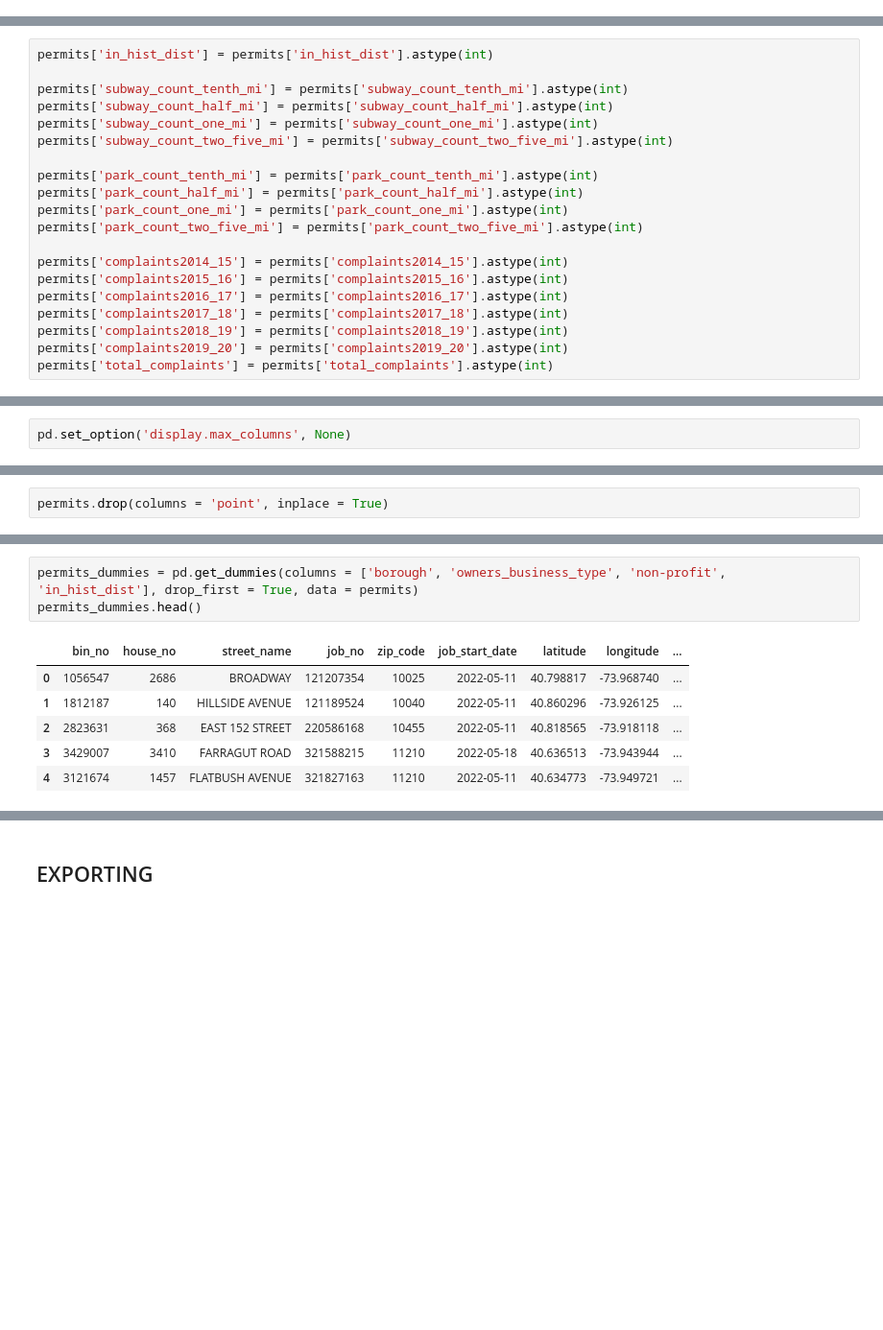
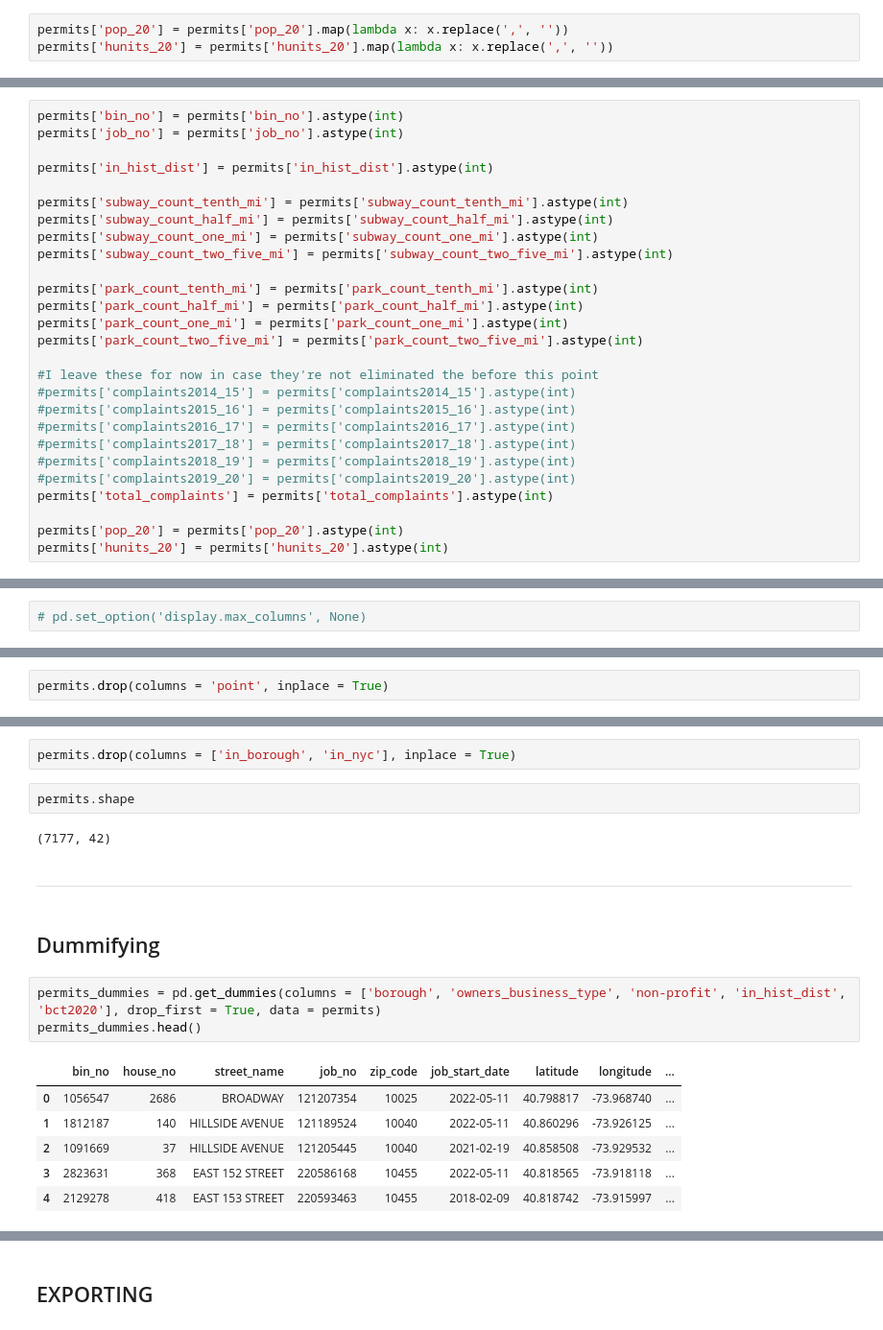
Before and after one commit to lmdunn/nycpermits, a Jupyter notebook: 02_feature_engineering.ipynb, the cells around one changed output, grey strips where cells are left out. Shown at 96% size. Drawn from its saved outputs; the diff is of its cells as text; blank space fills up the shorter version.

```diff
--- a/02_feature_engineering.ipynb
+++ b/02_feature_engineering.ipynb
@@ -1164,0 +1391,3 @@ permits.head()
+# %%
+permits['pop_20'] = permits['pop_20'].map(lambda x: x.replace(',', ''))
+permits['hunits_20'] = permits['hunits_20'].map(lambda x: x.replace(',', ''))
@@ -1165,4 +1403,7 @@ permits.head()
 # %%
+permits['bin_no'] = permits['bin_no'].astype(int)
+permits['job_no'] = permits['job_no'].astype(int)
+
 permits['in_hist_dist'] = permits['in_hist_dist'].astype(int)
 
 permits['subway_count_tenth_mi'] = permits['subway_count_tenth_mi'].astype(int)
@@ -1175,13 +1416,17 @@ permits['park_count_half_mi'] = permits['park_count_half_mi'].astype(int)
 permits['park_count_one_mi'] = permits['park_count_one_mi'].astype(int)
 permits['park_count_two_five_mi'] = permits['park_count_two_five_mi'].astype(int)
 
-permits['complaints2014_15'] = permits['complaints2014_15'].astype(int)
-permits['complaints2015_16'] = permits['complaints2015_16'].astype(int)
-permits['complaints2016_17'] = permits['complaints2016_17'].astype(int)
-permits['complaints2017_18'] = permits['complaints2017_18'].astype(int)
-permits['complaints2018_19'] = permits['complaints2018_19'].astype(int)
-permits['complaints2019_20'] = permits['complaints2019_20'].astype(int)
+#I leave these for now in case they're not eliminated the before this point
+#permits['complaints2014_15'] = permits['complaints2014_15'].astype(int)
+#permits['complaints2015_16'] = permits['complaints2015_16'].astype(int)
+#permits['complaints2016_17'] = permits['complaints2016_17'].astype(int)
+#permits['complaints2017_18'] = permits['complaints2017_18'].astype(int)
+#permits['complaints2018_19'] = permits['complaints2018_19'].astype(int)
+#permits['complaints2019_20'] = permits['complaints2019_20'].astype(int)
 permits['total_complaints'] = permits['total_complaints'].astype(int)
+
+permits['pop_20'] = permits['pop_20'].astype(int)
+permits['hunits_20'] = permits['hunits_20'].astype(int)
 # %%
 permits.dtypes
 # %% [output]
@@ -1204,3 +1449,3 @@ total_complaints              int64
 dtype: object
 # %%
-pd.set_option('display.max_columns', None)
+# pd.set_option('display.max_columns', None)
@@ -1209,10 +1487,20 @@ permits.drop(columns = 'point', inplace = True)
+# %%
+permits.drop(columns = ['in_borough', 'in_nyc'], inplace = True)
+# %%
+permits.shape
+# %% [output]
+(7177, 42)
+# %% [markdown]
+-----
+# %% [markdown]
+## Dummifying
 # %%
-permits_dummies = pd.get_dummies(columns = ['borough', 'owners_business_type', 'non-profit', 'in_hist_dist'], drop_first = True, data = permits)
+permits_dummies = pd.get_dummies(columns = ['borough', 'owners_business_type', 'non-profit', 'in_hist_dist', 'bct2020'], drop_first = True, data = permits)
 permits_dummies.head()
 # %% [output]
 |  | bin_no | house_no | street_name | job_no | zip_code | job_start_date | latitude | longitude | ... |
 | 0 | 1056547 | 2686 | BROADWAY | 121207354 | 10025 | 2022-05-11 | 40.798817 | -73.968740 | ... |
 | 1 | 1812187 | 140 | HILLSIDE AVENUE | 121189524 | 10040 | 2022-05-11 | 40.860296 | -73.926125 | ... |
-| 2 | 2823631 | 368 | EAST 152 STREET | 220586168 | 10455 | 2022-05-11 | 40.818565 | -73.918118 | ... |
-| 3 | 3429007 | 3410 | FARRAGUT ROAD | 321588215 | 11210 | 2022-05-18 | 40.636513 | -73.943944 | ... |
-| 4 | 3121674 | 1457 | FLATBUSH AVENUE | 321827163 | 11210 | 2022-05-11 | 40.634773 | -73.949721 | ... |
+| 2 | 1091669 | 37 | HILLSIDE AVENUE | 121205445 | 10040 | 2021-02-19 | 40.858508 | -73.929532 | ... |
+| 3 | 2823631 | 368 | EAST 152 STREET | 220586168 | 10455 | 2022-05-11 | 40.818565 | -73.918118 | ... |
+| 4 | 2129278 | 418 | EAST 153 STREET | 220593463 | 10455 | 2018-02-09 | 40.818742 | -73.915997 | ... |
```
Also changed, not shown: parts of 134 cells of this notebook, 12 other files.
